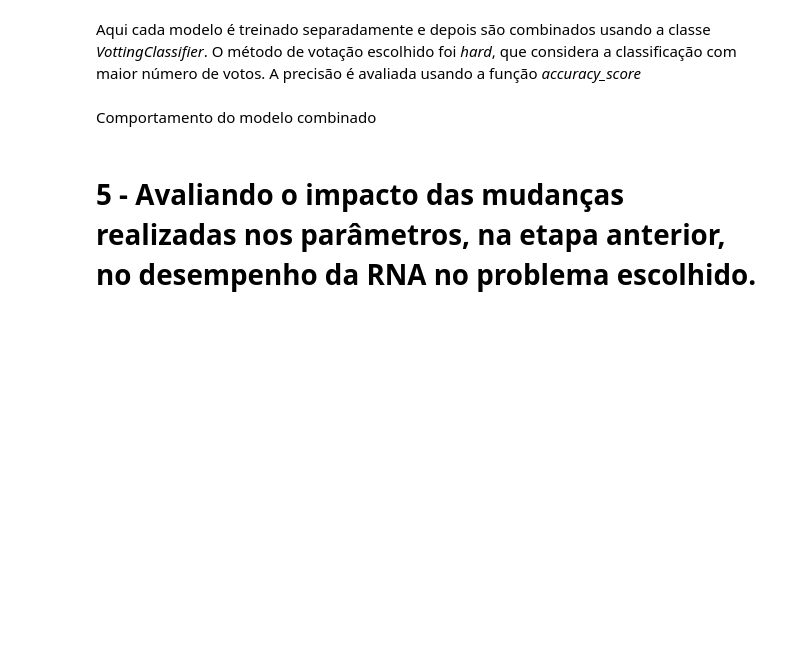
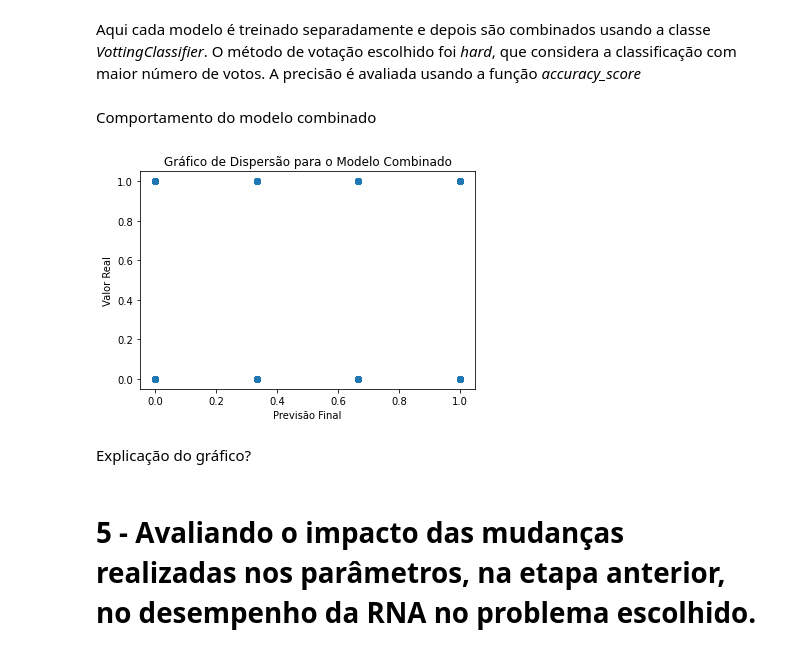
Before and after one commit to gustavo1902/RedesNeurais, a Jupyter notebook: Projeto_Final_Resolvendo_um_problema_prático_com_RNAs.ipynb, the cells around one changed output. Drawn from its saved outputs; the diff is of its cells as text; code cells hidden in the pictures; blank space fills up the shorter version.

```diff
--- a/Projeto_Final_Resolvendo_um_problema_prático_com_RNAs.ipynb
+++ b/Projeto_Final_Resolvendo_um_problema_prático_com_RNAs.ipynb
@@ -504,32 +504,24 @@ Aqui cada modelo é treinado separadamente e depois são combinados usando a cla
 # %% [markdown]
 Comportamento do modelo combinado
 # %%
-# Treinando o modelo mlp
-mlp = MLPClassifier(hidden_layer_sizes=(10, 10, 10), max_iter=1000)
-mlp.fit(X_train, y_train)
-
-# Treinando o modelo mlp1
-mlp1 = MLPClassifier(hidden_layer_sizes=(50,50,20,20,10), activation='tanh', solver='adam', max_iter=1000)
-mlp1.fit(X_train, y_train)
-
-# Treinando o modelo mlp2
-mlp2 = MLPClassifier(hidden_layer_sizes=(20), activation='relu', solver='adam', max_iter=1000)
-mlp2.fit(X_train, y_train)
-
 # Previsões feitas pelos modelos individuais
 pred1 = mlp.predict(X_test)
 pred2 = mlp1.predict(X_test)
 pred3 = mlp2.predict(X_test)
 
 # Média das previsões para obter a previsão final do modelo combinado
 final_pred = np.mean([pred1, pred2, pred3], axis=0)
 
 # Criando o gráfico de dispersão
 plt.scatter(final_pred, y_test)
 plt.xlabel("Previsão Final")
 plt.ylabel("Valor Real")
 plt.title("Gráfico de Dispersão para o Modelo Combinado")
 plt.show()
+# %% [output]
+[figure, added]
+# %% [markdown]
+Explicação do gráfico?
 # %% [markdown]
 # 5 - Avaliando o impacto das mudanças realizadas nos parâmetros, na etapa anterior, no desempenho da RNA no problema escolhido.
 # %%
```
Also changed, not shown: parts of 1 cell of this notebook.
